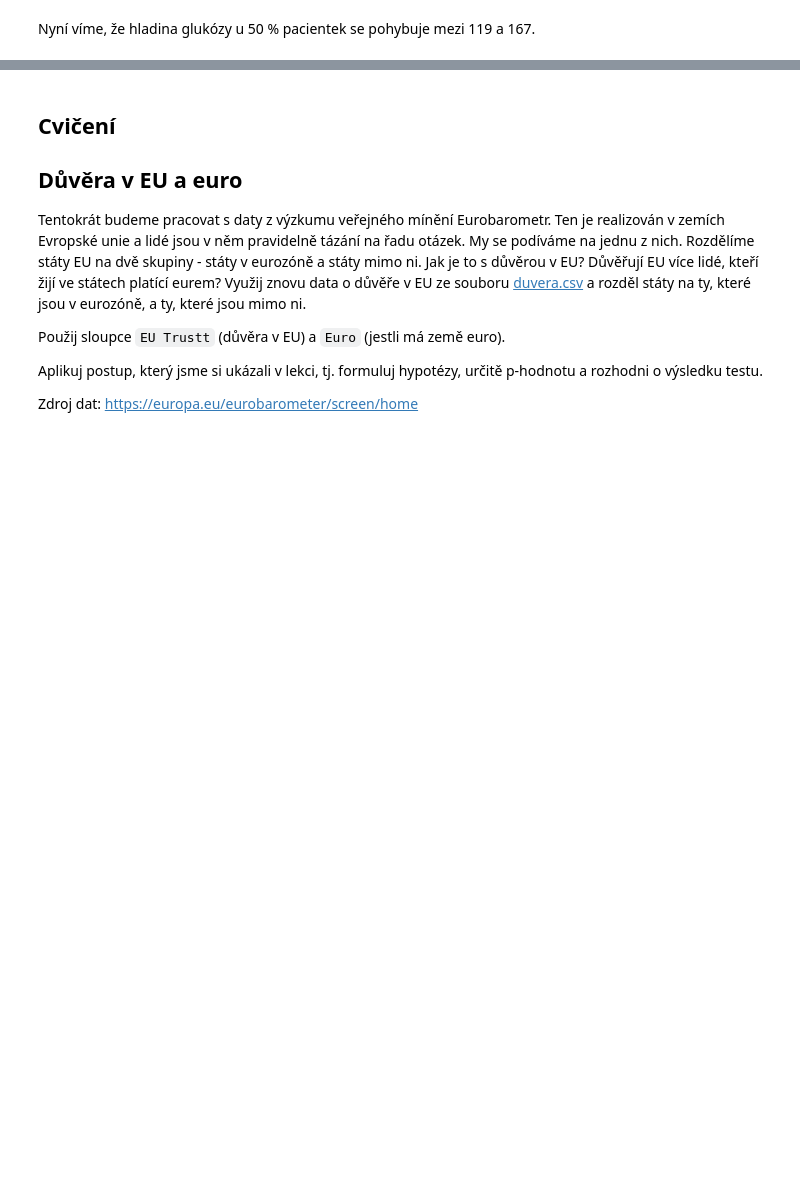
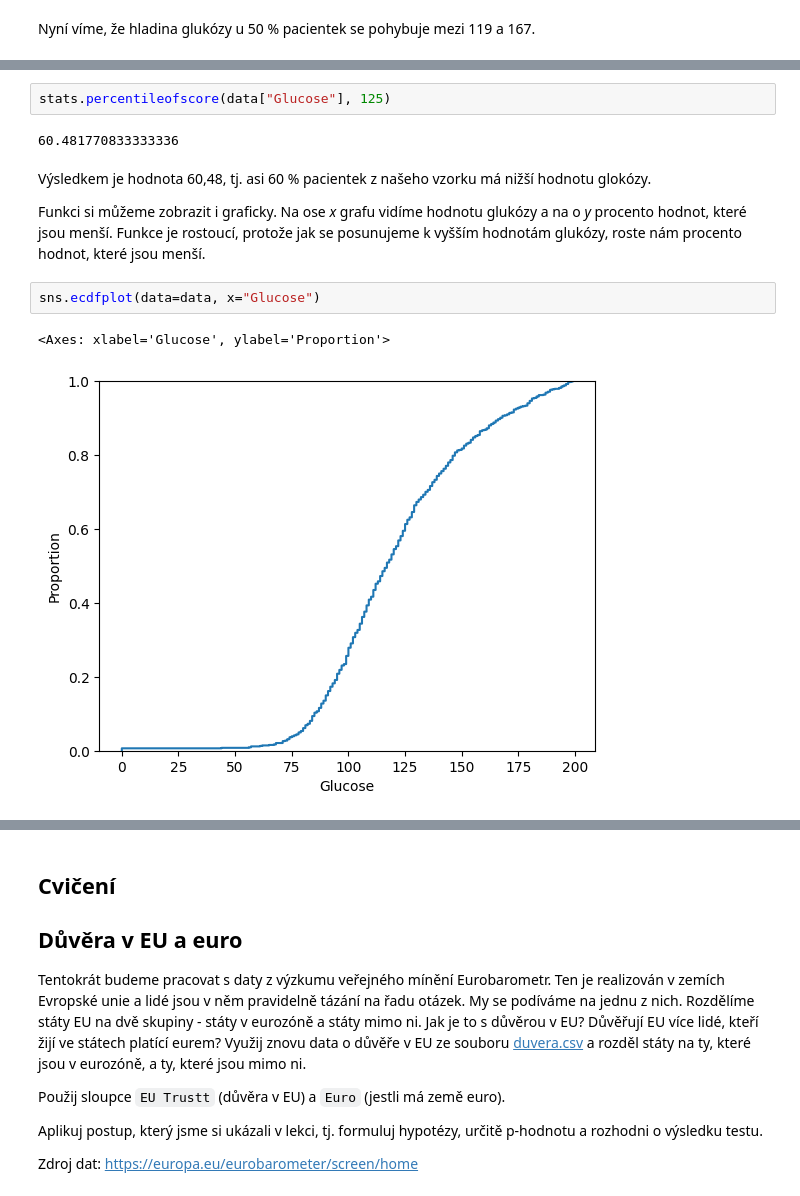
Before and after one commit to pesikj/PythonProDataScience, a Jupyter notebook: 04/lekce.ipynb, the cells around one changed output, grey strips where cells are left out. Drawn from its saved outputs; the diff is of its cells as text; blank space fills up the shorter version.

```diff
--- a/04/lekce.ipynb
+++ b/04/lekce.ipynb
@@ -286,0 +293,13 @@ Nyní víme, že hladina glukózy u 50 % pacientek se pohybuje mezi 119 a 167.
+# %%
+stats.percentileofscore(data["Glucose"], 125)
+# %% [output]
+60.481770833333336
+# %% [markdown]
+Výsledkem je hodnota 60,48, tj. asi 60 % pacientek z našeho vzorku má nižší hodnotu glokózy.
+
+Funkci si můžeme zobrazit i graficky. Na ose *x* grafu vidíme hodnotu glukózy a na o *y* procento hodnot, které jsou menší. Funkce je rostoucí, protože jak se posunujeme k vyšším hodnotám glukózy, roste nám procento hodnot, které jsou menší.
+# %%
+sns.ecdfplot(data=data, x="Glucose")
+# %% [output]
+<Axes: xlabel='Glucose', ylabel='Proportion'>
+[figure, added]
```
Also changed, not shown: parts of 5 cells of this notebook, 2 other files.
